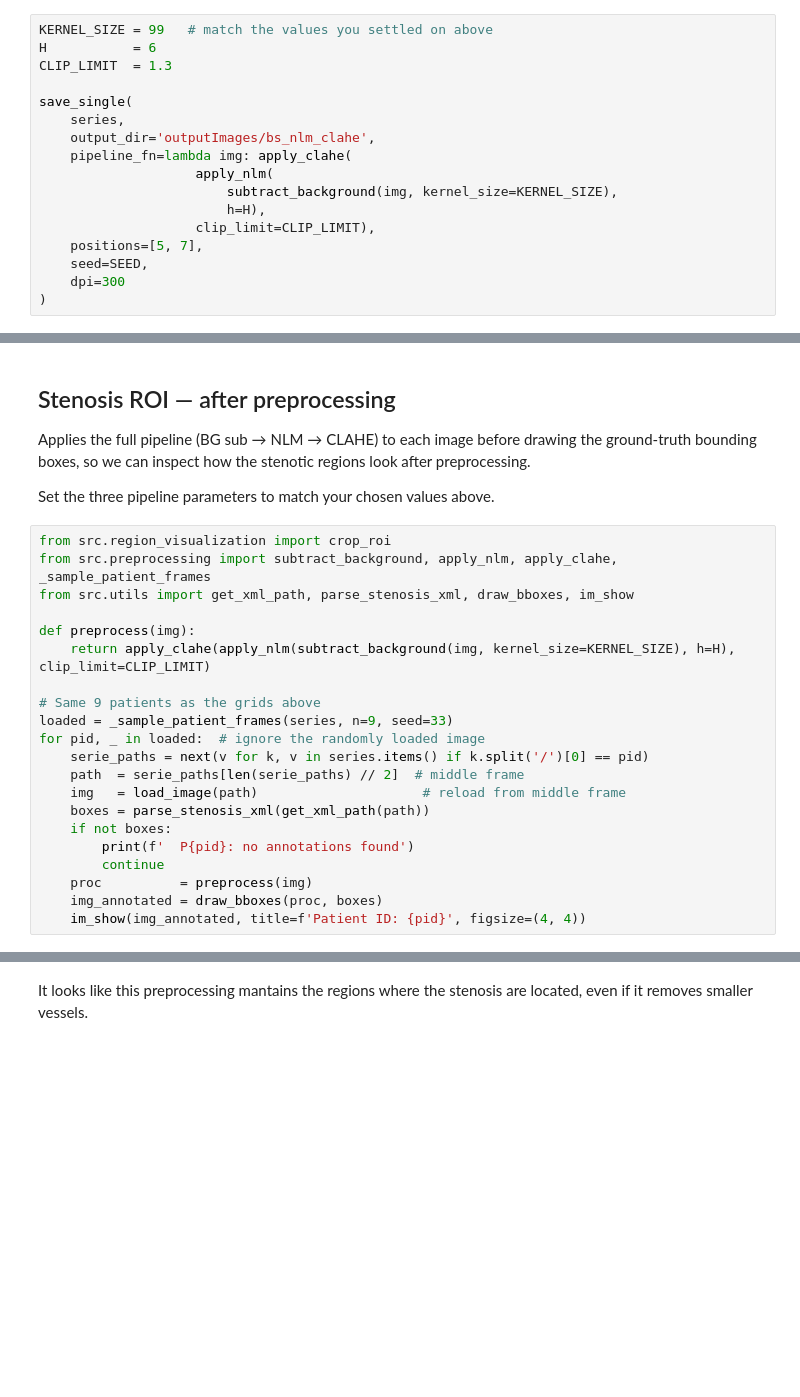
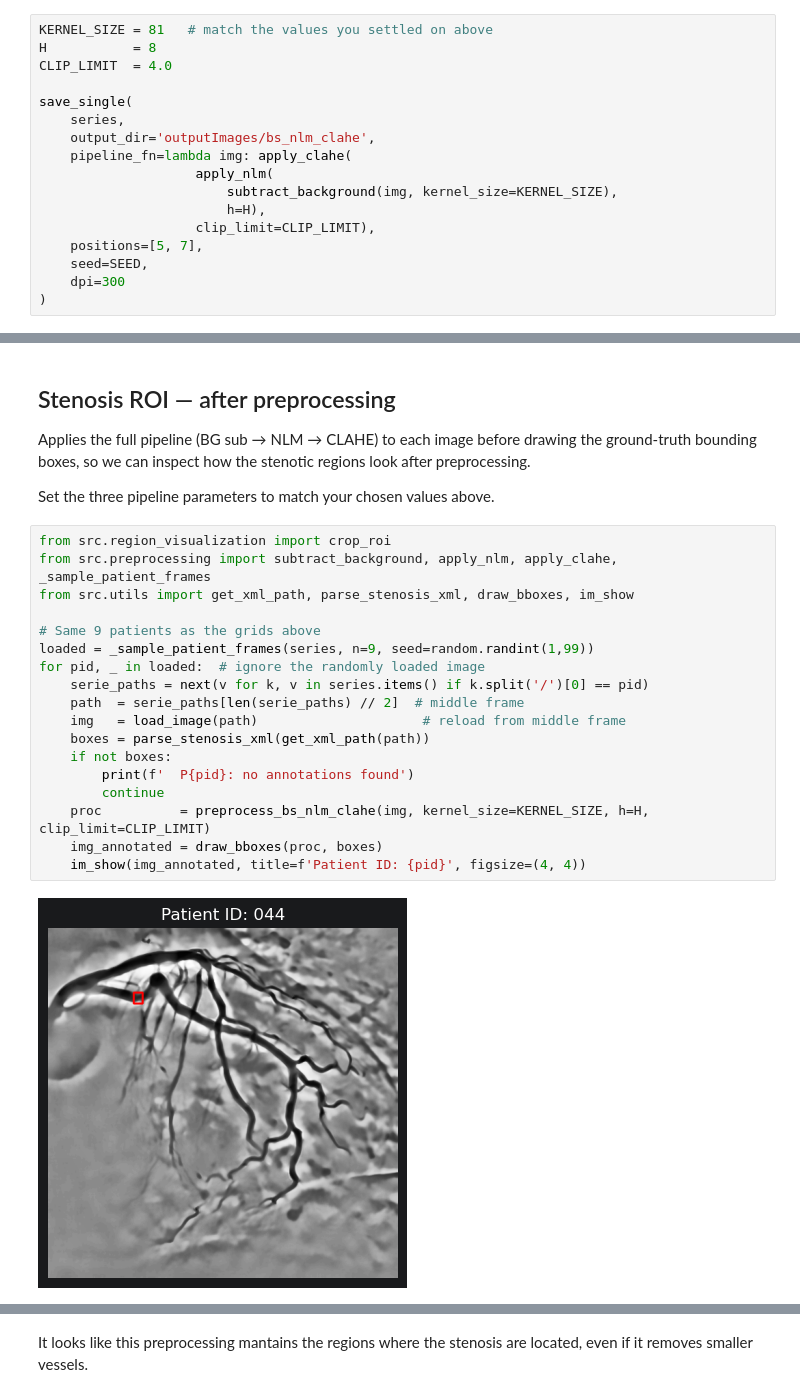
Before and after one commit to FerranMonteroUNICAS/IPA_ML_StenosisDetection_Project, a Jupyter notebook: notebooks/preprocessing.ipynb, the cells around one changed output, grey strips where cells are left out. Cells and saved outputs as stored; diff of their text form; blank space fills up the shorter version.

Commit message:
Going crazy trying to find the best set of preprocessing parameters.

```diff
--- a/notebooks/preprocessing.ipynb
+++ b/notebooks/preprocessing.ipynb
@@ -105,7 +110,7 @@ browse_bg_nlm_clahe_grid(series, n=9, seed=SEED)
 # %%
-KERNEL_SIZE = 99   # match the values you settled on above
-H           = 6
-CLIP_LIMIT  = 1.3
+KERNEL_SIZE = 81   # match the values you settled on above
+H           = 8
+CLIP_LIMIT  = 4.0
 
 save_single(
     series,
@@ -129,21 +137,20 @@ Set the three pipeline parameters to match your chosen values above.
 # %%
 from src.region_visualization import crop_roi
 from src.preprocessing import subtract_background, apply_nlm, apply_clahe, _sample_patient_frames
 from src.utils import get_xml_path, parse_stenosis_xml, draw_bboxes, im_show
 
-def preprocess(img):
-    return apply_clahe(apply_nlm(subtract_background(img, kernel_size=KERNEL_SIZE), h=H), clip_limit=CLIP_LIMIT)
-
 # Same 9 patients as the grids above
-loaded = _sample_patient_frames(series, n=9, seed=33)
+loaded = _sample_patient_frames(series, n=9, seed=random.randint(1,99))
 for pid, _ in loaded:  # ignore the randomly loaded image
     serie_paths = next(v for k, v in series.items() if k.split('/')[0] == pid)
     path  = serie_paths[len(serie_paths) // 2]  # middle frame
     img   = load_image(path)                     # reload from middle frame
     boxes = parse_stenosis_xml(get_xml_path(path))
     if not boxes:
         print(f'  P{pid}: no annotations found')
         continue
-    proc          = preprocess(img)
+    proc          = preprocess_bs_nlm_clahe(img, kernel_size=KERNEL_SIZE, h=H, clip_limit=CLIP_LIMIT)
     img_annotated = draw_bboxes(proc, boxes)
     im_show(img_annotated, title=f'Patient ID: {pid}', figsize=(4, 4))
+# %% [output]
+[figure, added]
```
Also changed, not shown: parts of 14 cells of this notebook, 16 other files.
